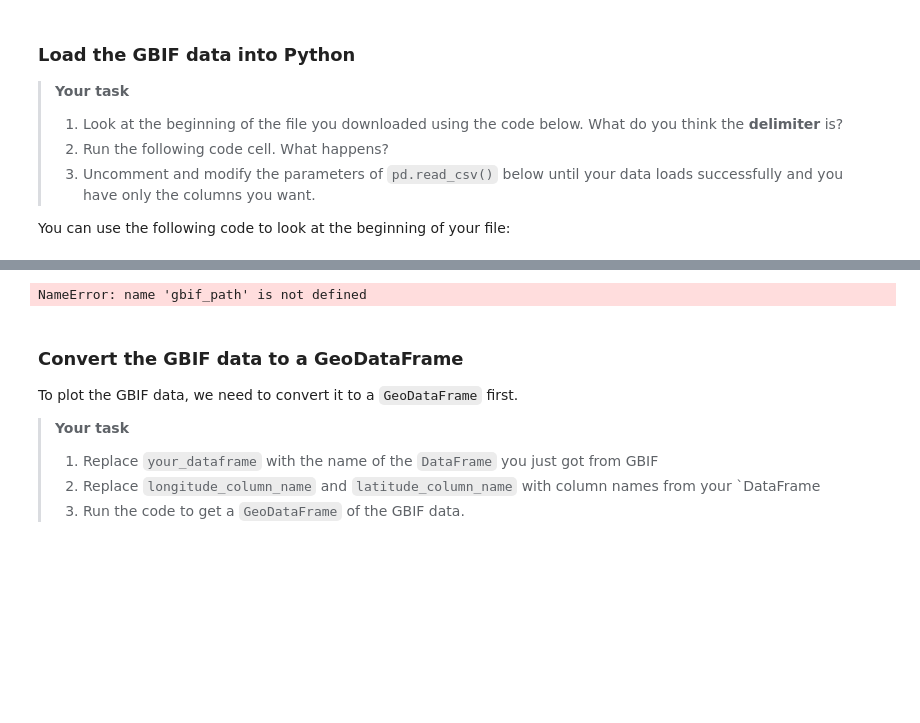
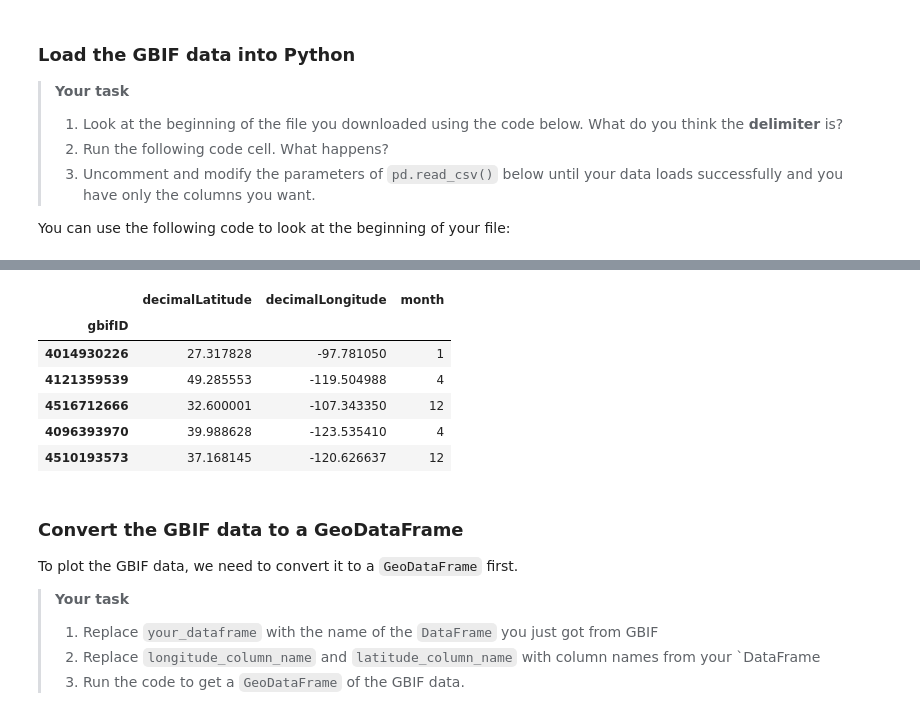
Before and after one commit to cu-esiil-edu/stars-02-species-distribution-jlogannd, a Jupyter notebook: species-distribution.ipynb, the cells around one changed output, grey strips where cells are left out. Saved outputs shown, nothing was run; the diff lists cells and outputs as text; code cells hidden in the pictures; blank space fills up the shorter version.

```diff
--- a/species-distribution.ipynb
+++ b/species-distribution.ipynb
@@ -467,14 +382,19 @@ You can use the following code to look at the beginning of your file:
 # %%
 # Load the GBIF data
 gbif_df = pd.read_csv(
     gbif_path,
-    #delimiter='',
-    #index_col='',
-    #usecols=[]
-)
+    delimiter='\t',
+    index_col='gbifID',
+    usecols=['gbifID', 'decimalLatitude', 'decimalLongitude', 'month'])
 gbif_df.head()
 # %% [output]
-NameError: name 'gbif_path' is not defined
+|  | decimalLatitude | decimalLongitude | month |
+| gbifID |  |  |  |
+| 4014930226 | 27.317828 | -97.781050 | 1 |
+| 4121359539 | 49.285553 | -119.504988 | 4 |
+| 4516712666 | 32.600001 | -107.343350 | 12 |
+| 4096393970 | 39.988628 | -123.535410 | 4 |
+| 4510193573 | 37.168145 | -120.626637 | 12 |
 # %% [markdown]
 ### Convert the GBIF data to a GeoDataFrame
 
```
Also changed, not shown: parts of 11 cells of this notebook, 1 other file.
